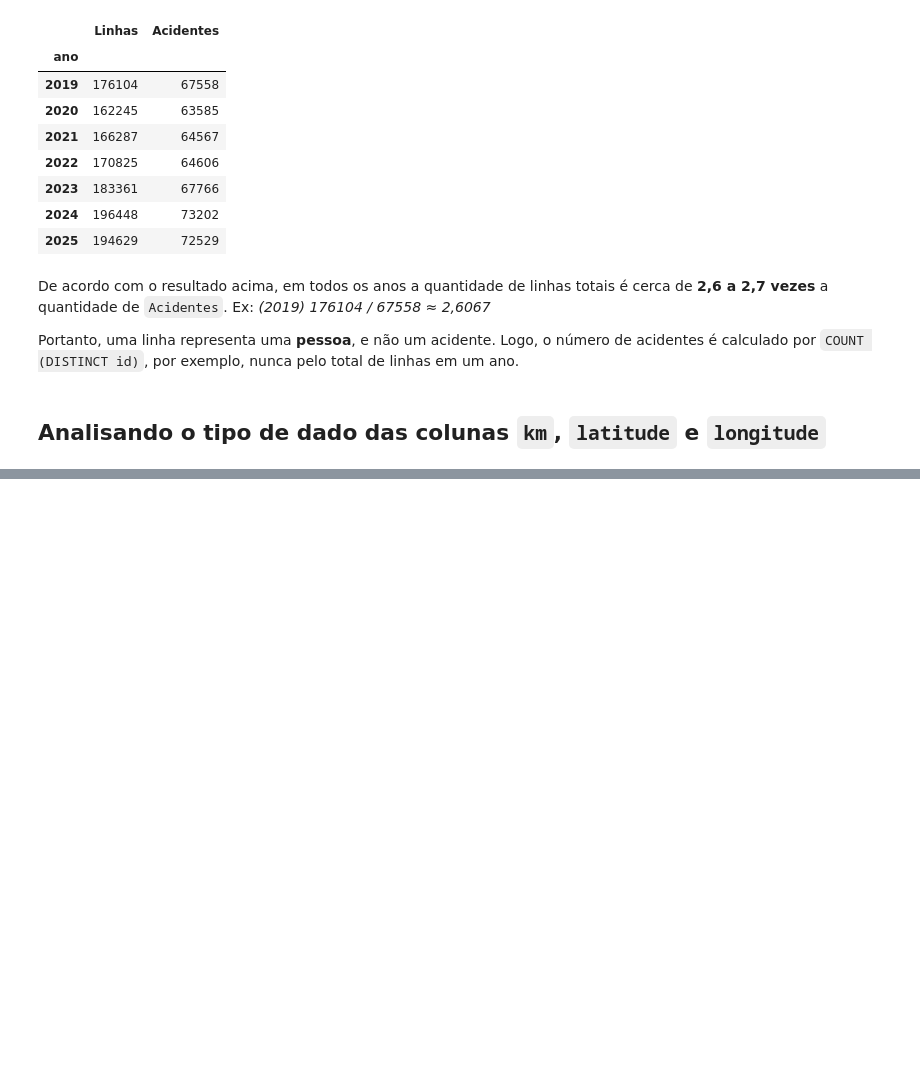
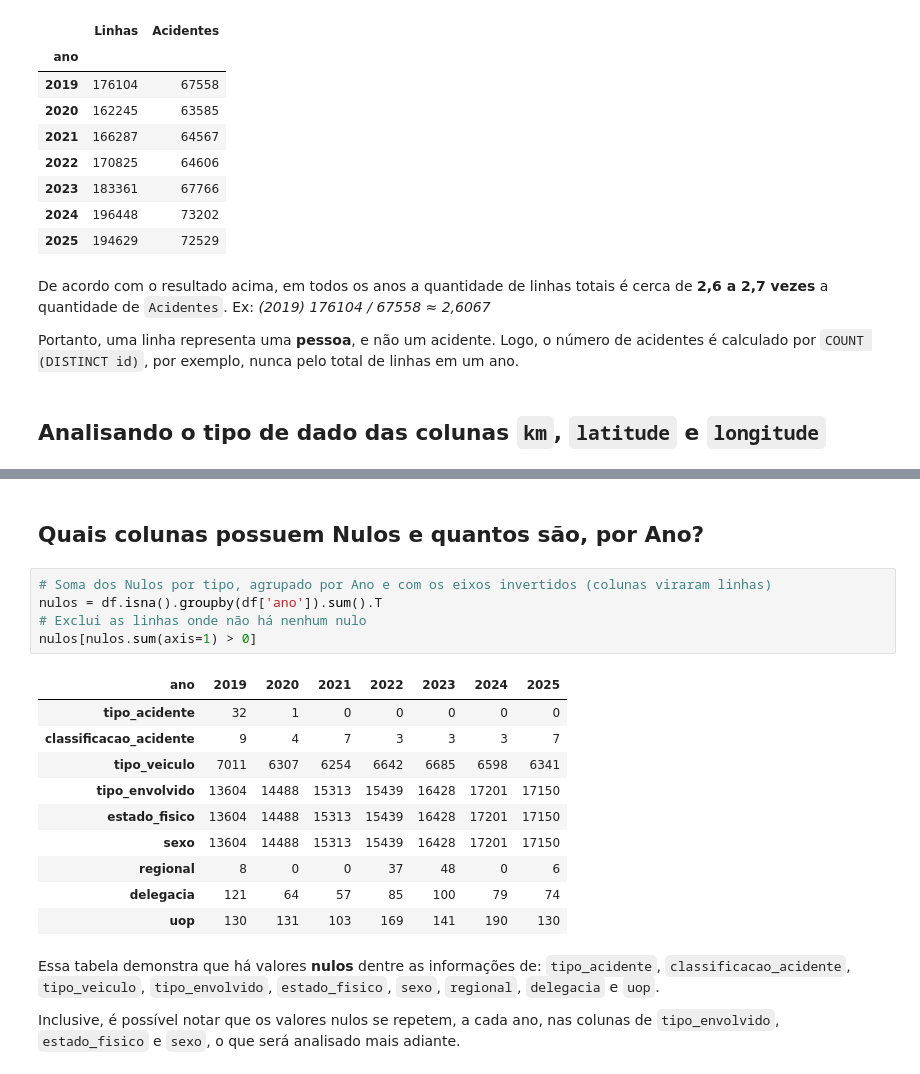
Before and after one commit to dg-reis/acidentes-prf-bahia, a Jupyter notebook: notebooks/01_exploracao.ipynb, the cells around one changed output, grey strips where cells are left out. Saved outputs shown, nothing was run; the diff lists cells and outputs as text; blank space fills up the shorter version.

Commit message:
Update 01_exploracao.ipynb
Analisando o tipo de dados das colunas e a quantidade de nulos por ano

```diff
--- a/notebooks/01_exploracao.ipynb
+++ b/notebooks/01_exploracao.ipynb
@@ -181,0 +202,22 @@ Portanto, uma linha representa uma **pessoa**, e não um acidente. Logo, o núme
+# %% [markdown]
+## Quais colunas possuem Nulos e quantos são, por Ano?
+# %%
+# Soma dos Nulos por tipo, agrupado por Ano e com os eixos invertidos (colunas viraram linhas)
+nulos = df.isna().groupby(df['ano']).sum().T
+# Exclui as linhas onde não há nenhum nulo
+nulos[nulos.sum(axis=1) > 0]
+# %% [output]
+| ano | 2019 | 2020 | 2021 | 2022 | 2023 | 2024 | 2025 |
+| tipo_acidente | 32 | 1 | 0 | 0 | 0 | 0 | 0 |
+| classificacao_acidente | 9 | 4 | 7 | 3 | 3 | 3 | 7 |
+| tipo_veiculo | 7011 | 6307 | 6254 | 6642 | 6685 | 6598 | 6341 |
+| tipo_envolvido | 13604 | 14488 | 15313 | 15439 | 16428 | 17201 | 17150 |
+| estado_fisico | 13604 | 14488 | 15313 | 15439 | 16428 | 17201 | 17150 |
+| sexo | 13604 | 14488 | 15313 | 15439 | 16428 | 17201 | 17150 |
+| regional | 8 | 0 | 0 | 37 | 48 | 0 | 6 |
+| delegacia | 121 | 64 | 57 | 85 | 100 | 79 | 74 |
+| uop | 130 | 131 | 103 | 169 | 141 | 190 | 130 |
+# %% [markdown]
+Essa tabela demonstra que há valores **nulos** dentre as informações de: `tipo_acidente`, `classificacao_acidente`, `tipo_veiculo`, `tipo_envolvido`, `estado_fisico`, `sexo`, `regional`, `delegacia` e `uop`.
+
+Inclusive, é possível notar que os valores nulos se repetem, a cada ano, nas colunas de `tipo_envolvido`, `estado_fisico` e `sexo`, o que será analisado mais adiante.
```
Also changed, not shown: parts of 4 cells of this notebook.
